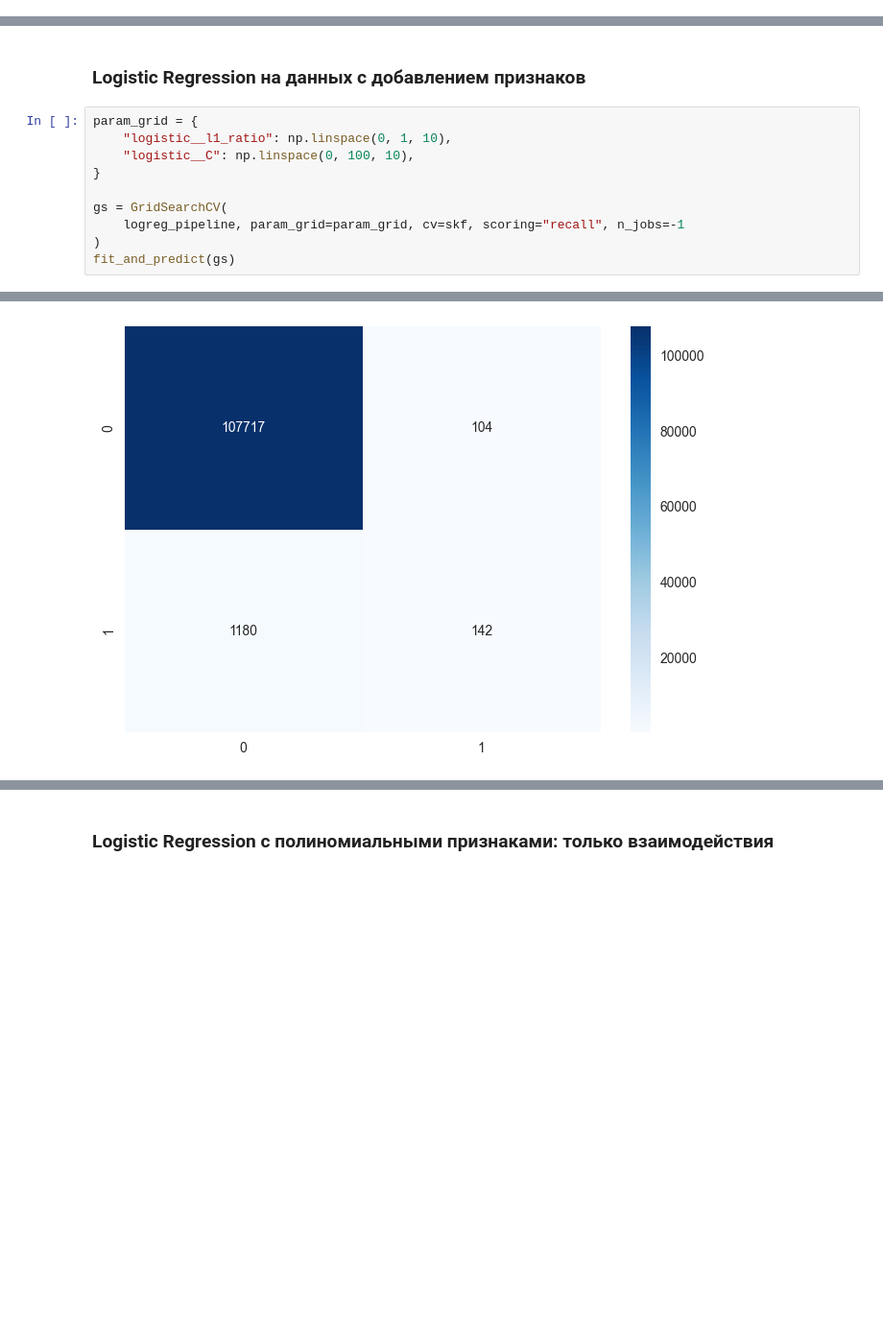
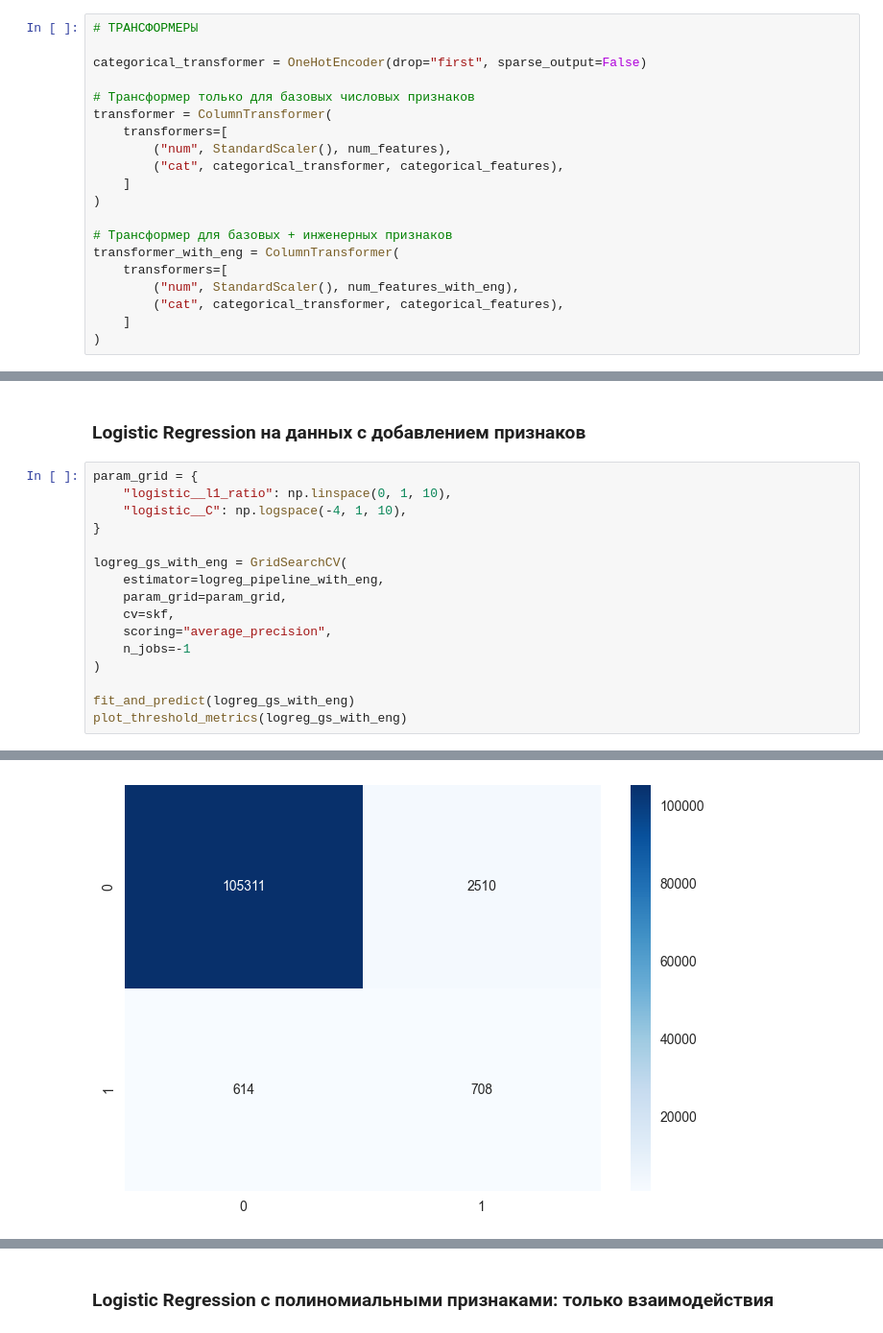
Before and after one commit to aleksandr-novikov/equipment-failure-prediction, a Jupyter notebook: solution.ipynb, the cells around one changed output, grey strips where cells are left out. Shown at 96% size. Drawn from its saved outputs; the diff is of its cells as text; blank space fills up the shorter version.

```diff
--- a/solution.ipynb
+++ b/solution.ipynb
@@ -1217,0 +1237,20 @@ Name: proportion, dtype: float64
+# %%
+# ТРАНСФОРМЕРЫ
+
+categorical_transformer = OneHotEncoder(drop="first", sparse_output=False)
+
+# Трансформер только для базовых числовых признаков
+transformer = ColumnTransformer(
+    transformers=[
+        ("num", StandardScaler(), num_features),
+        ("cat", categorical_transformer, categorical_features),
+    ]
+)
+
+# Трансформер для базовых + инженерных признаков
+transformer_with_eng = ColumnTransformer(
+    transformers=[
+        ("num", StandardScaler(), num_features_with_eng),
+        ("cat", categorical_transformer, categorical_features),
+    ]
+)
@@ -1387,11 +1500,17 @@ weighted avg       0.99      0.99      0.98    109143
 # %%
 param_grid = {
     "logistic__l1_ratio": np.linspace(0, 1, 10),
-    "logistic__C": np.linspace(0, 100, 10),
+    "logistic__C": np.logspace(-4, 1, 10),
 }
 
-gs = GridSearchCV(
-    logreg_pipeline, param_grid=param_grid, cv=skf, scoring="recall", n_jobs=-1
+logreg_gs_with_eng = GridSearchCV(
+    estimator=logreg_pipeline_with_eng,
+    param_grid=param_grid,
+    cv=skf,
+    scoring="average_precision",
+    n_jobs=-1
 )
-fit_and_predict(gs)
+
+fit_and_predict(logreg_gs_with_eng)
+plot_threshold_metrics(logreg_gs_with_eng)
 # %% [output]
@@ -1408 +1537 @@ weighted avg       0.98      0.99      0.98    109143
-[figure, old version]
+[figure, new version]
```
Also changed, not shown: parts of 28 cells of this notebook.
